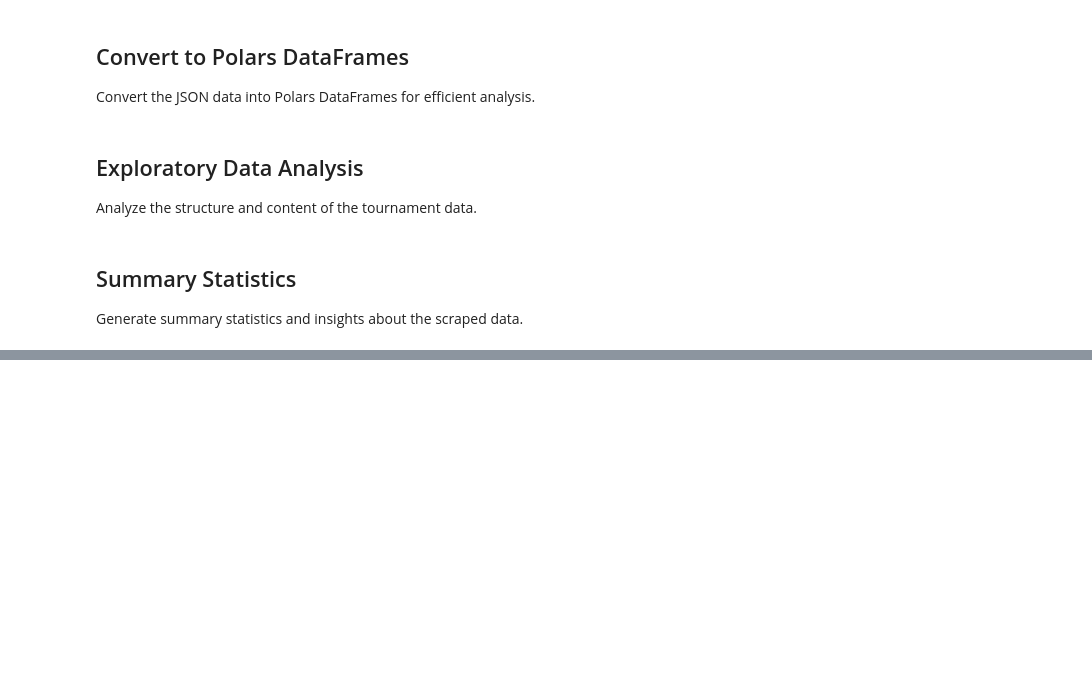
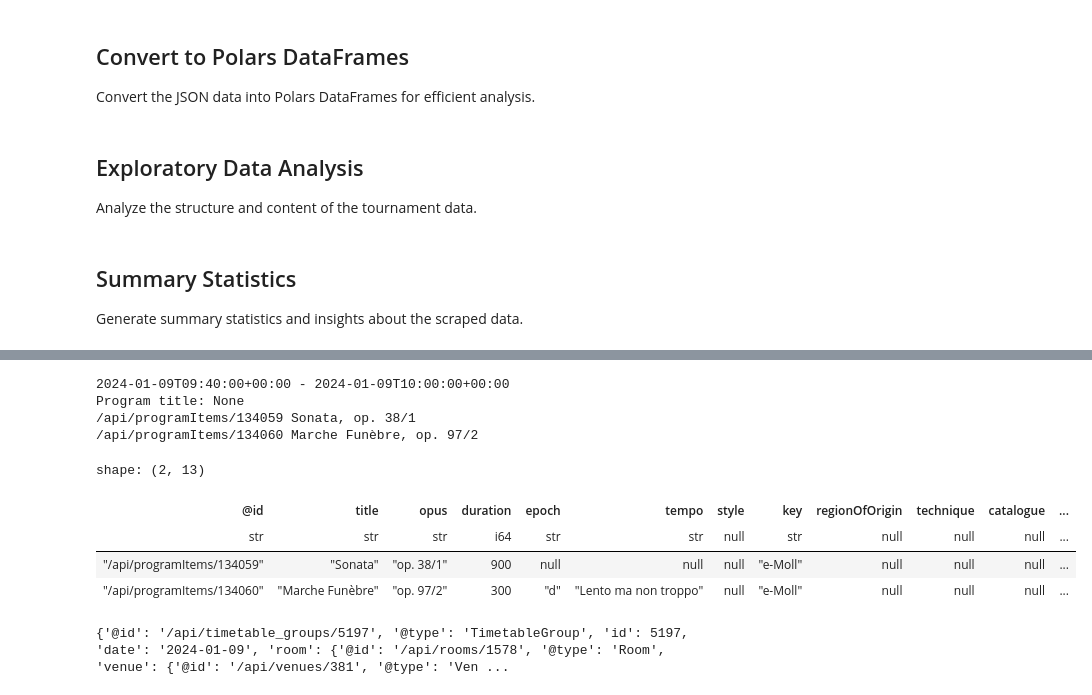
Before and after one commit to mstraubAC/jumu, a Jupyter notebook: analysis/analysis.ipynb, the cells around one changed output, grey strips where cells are left out. Saved outputs shown, nothing was run; the diff lists cells and outputs as text; code cells hidden in the pictures; blank space fills up the shorter version.

```diff
--- a/analysis/analysis.ipynb
+++ b/analysis/analysis.ipynb
@@ -178,0 +322,3 @@ if 'raw_data' in dir():
+# %%
+timetable_data = raw_data['timetable']
+timetable_members = timetable_data['hydra:member']
@@ -178,0 +347,59 @@ if 'raw_data' in dir():
+# %%
+first_appointment = first_entry.get('appointments', [])[0]
+appointment_entry = first_appointment.get('entry', {})
+print(f"{first_appointment.get('startTime')} - {first_appointment.get('endTime')}")
+
+print(f"Program title: {appointment_entry.get('programTitle')}")
+for program_items in appointment_entry.get('programItems', []):
+    print(f"{program_items.get('@id')} {program_items.get('title')}, {program_items.get('opus')}")
+# %% [output]
+2024-01-09T09:40:00+00:00 - 2024-01-09T10:00:00+00:00
+Program title: None
+/api/programItems/134059 Sonata, op. 38/1
+/api/programItems/134060 Marche Funèbre, op. 97/2
+# %%
+# Convert programItems into a detailed table with contributors and appearances
+program_items_list = []
+
+# Format appearances
+appearances_str = '\n'.join([
+    f"{a.get('person', {}).get('firstName', '')} {a.get('person', {}).get('lastName', '')} ({a.get('person', {}).get('city', '')}) - {a.get('instruments', [])[0].get('name', '')}"
+    for a in appointment_entry.get('appearances', [])
+])
+
+for program_item in appointment_entry.get('programItems', []):
+    # Format contributors
+    contributors_str = '\n'.join([
+        f"{c.get('name', '')} ({c.get('startYear', '')}-{c.get('endYear', '')})"
+        for c in program_item.get('contributors', [])
+    ])
+
+    program_items_list.append({
+        '@id': program_item.get('@id'),
+        'title': program_item.get('title'),
+        'opus': program_item.get('opus'),
+        'duration': program_item.get('duration'),
+        'epoch': program_item.get('epoch'),
+        'tempo': program_item.get('tempo'),
+        'style': program_item.get('style'),
+        'key': program_item.get('key'),
+        'regionOfOrigin': program_item.get('regionOfOrigin'),
+        'technique': program_item.get('technique'),
+        'catalogue': program_item.get('catalogue'),
+        'contributors': contributors_str,
+        'appearances': appearances_str
+    })
+
+program_items_df = pl.DataFrame(program_items_list)
+display(program_items_df)# Extract and transform programItems into a detailed table
+# %% [output]
+shape: (2, 13)
+| @id | title | opus | duration | epoch | tempo | style | key | regionOfOrigin | technique | catalogue | ... |
+| str | str | str | i64 | str | str | null | str | null | null | null | ... |
+| "/api/programItems/134059" | "Sonata" | "op. 38/1" | 900 | null | null | null | "e-Moll" | null | null | null | ... |
+| "/api/programItems/134060" | "Marche Funèbre" | "op. 97/2" | 300 | "d" | "Lento ma non troppo" | null | "e-Moll" | null | null | null | ... |
+# %%
+test_member = timetable_members[0]
+print(test_member)
+# %% [output]
+{'@id': '/api/timetable_groups/5197', '@type': 'TimetableGroup', 'id': 5197, 'date': '2024-01-09', 'room': {'@id': '/api/rooms/1578', '@type': 'Room', 'venue': {'@id': '/api/venues/381', '@type': 'Ven ...
```
Also changed, not shown: parts of 12 cells of this notebook.
